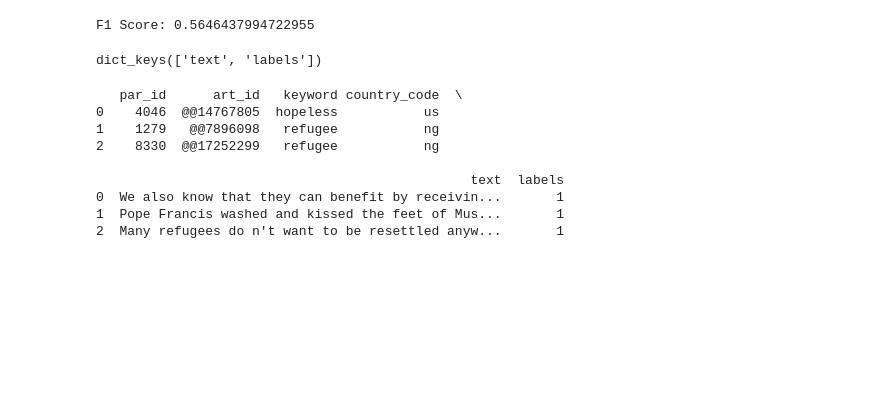
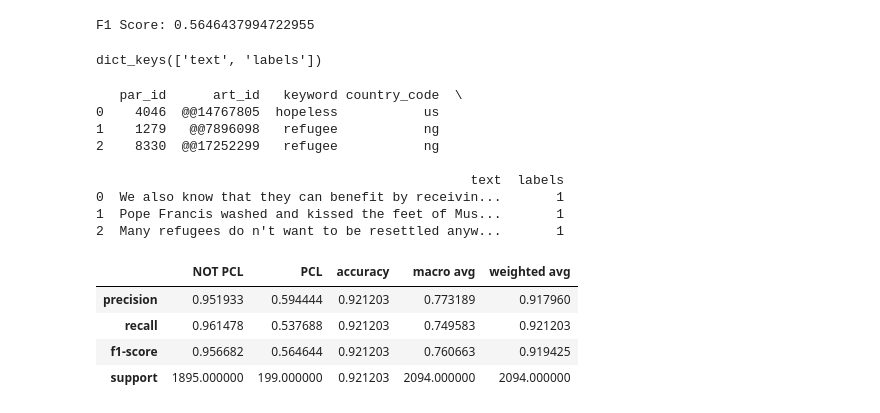
Before and after one commit to raffaelli28/NLP_CW_rii25, a Jupyter notebook: BestModel/raffaelli_cw.ipynb, the cells around one changed output. Cells and saved outputs as stored; diff of their text form; code cells hidden in the pictures; blank space fills up the shorter version.

```diff
--- a/BestModel/raffaelli_cw.ipynb
+++ b/BestModel/raffaelli_cw.ipynb
@@ -947,6 +941,18 @@ for i in preds_task:
 with open(DATA_PATH + '/test.txt', 'w') as f:
     for i in clean_preds_task:
         f.write(f'{i}\n')
+# %%
+# Let's display the dev report
+
+# Will turn it into a pandas Dataframe for better visualization
+dev_rep = pd.DataFrame(metric_report)
+dev_rep
+# %% [output]
+|  | NOT PCL | PCL | accuracy | macro avg | weighted avg |
+| precision | 0.951933 | 0.594444 | 0.921203 | 0.773189 | 0.917960 |
+| recall | 0.961478 | 0.537688 | 0.921203 | 0.749583 | 0.921203 |
+| f1-score | 0.956682 | 0.564644 | 0.921203 | 0.760663 | 0.919425 |
+| support | 1895.000000 | 199.000000 | 0.921203 | 2094.000000 | 2094.000000 |
 # %%
 # Run this to get out of colab when done so I or whoever runs this uses up compute units on idle.
 #from google.colab import runtime
```
Also changed, not shown: parts of 1 cell of this notebook.
